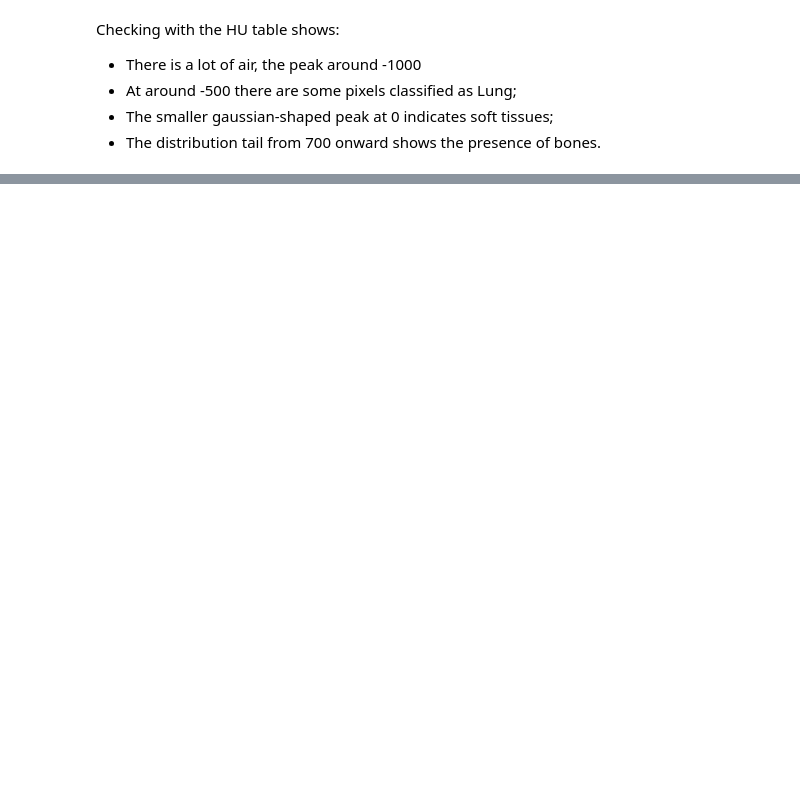
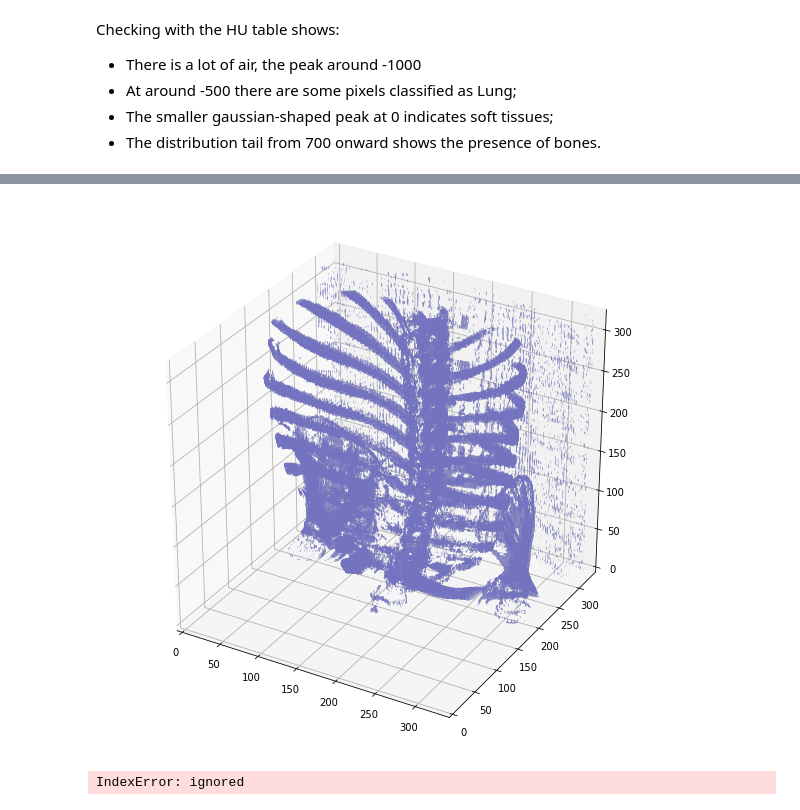
Before and after one commit to danielabebe1/Capstone2, a Jupyter notebook: Exploring_Dicom_Images.ipynb, the cells around one changed output, grey strips where cells are left out. Drawn from its saved outputs; the diff is of its cells as text; code cells hidden in the pictures; blank space fills up the shorter version.

```diff
--- a/Exploring_Dicom_Images.ipynb
+++ b/Exploring_Dicom_Images.ipynb
@@ -484,0 +224,10 @@ df = mod.merge(train , left_on='PatientID', right_on='Patient')
+# %%
+#there are incomplete scans with no
+incomplete_scan=['ID00132637202222178761324','ID00128637202219474716089','ID00052637202186188008618','ID00026637202179561894768','ID00011637202177653955184']
+pix_resample=[]
+for patient in patients[:10]:
+  if patient not in incomplete_scan:
+    patients_scans=load_dcm(image_train+patient)
+    patients_hu=get_pixels_hu(patients_scans)
+    pix_resampled, spacing = resample(patients_hu, patients_scans, [1,1,1])
+    pix_resample.append(pix_resampled)
@@ -484,0 +476,27 @@ df = mod.merge(train , left_on='PatientID', right_on='Patient')
+# %%
+def plot_3d(image, threshold=-300):
+
+    # Position the scan upright,
+    # so the head of the patient would be at the top facing the camera
+    p = image.transpose(2,1,0)
+
+    verts, faces, norm, val = measure.marching_cubes_lewiner(p, threshold, allow_degenerate=True)
+
+    fig = plt.figure(figsize=(10, 10))
+    ax = fig.add_subplot(111, projection='3d')
+
+    # Fancy indexing: `verts[faces]` to generate a collection of triangles
+    mesh = Poly3DCollection(verts[faces], alpha=0.70)
+    face_color = [0.45, 0.45, 0.75]
+    mesh.set_facecolor(face_color)
+    ax.add_collection3d(mesh)
+
+    ax.set_xlim(0, p.shape[0])
+    ax.set_ylim(0, p.shape[1])
+    ax.set_zlim(0, p.shape[2])
+
+    plt.show()
+# %%
+plot_3d(pix_resample[2], 600)
+# %% [output]
+[figure, added]
@@ -484,0 +553,12 @@ df = mod.merge(train , left_on='PatientID', right_on='Patient')
+# %%
+masked_lung1=[]
+for patient in patients[50:100]:
+  if patient not in incomplete_scan:
+    patients_scans=load_dcm(image_train+patient)
+    patients_hu=get_pixels_hu(patients_scans)
+    pix_resample, spacing = resample(patients_hu, patients_scans, [1,1,1])
+    segmented_lung=segment_lung_mask(pix_resample, False)
+    segmented_lung_fill=segment_lung_mask(pix_resample, True)
+    masked_lung1.append(segmented_lung_fill-segmented_lung)
+# %% [output]
+IndexError: ignored
```
Also changed, not shown: parts of 92 cells of this notebook.
